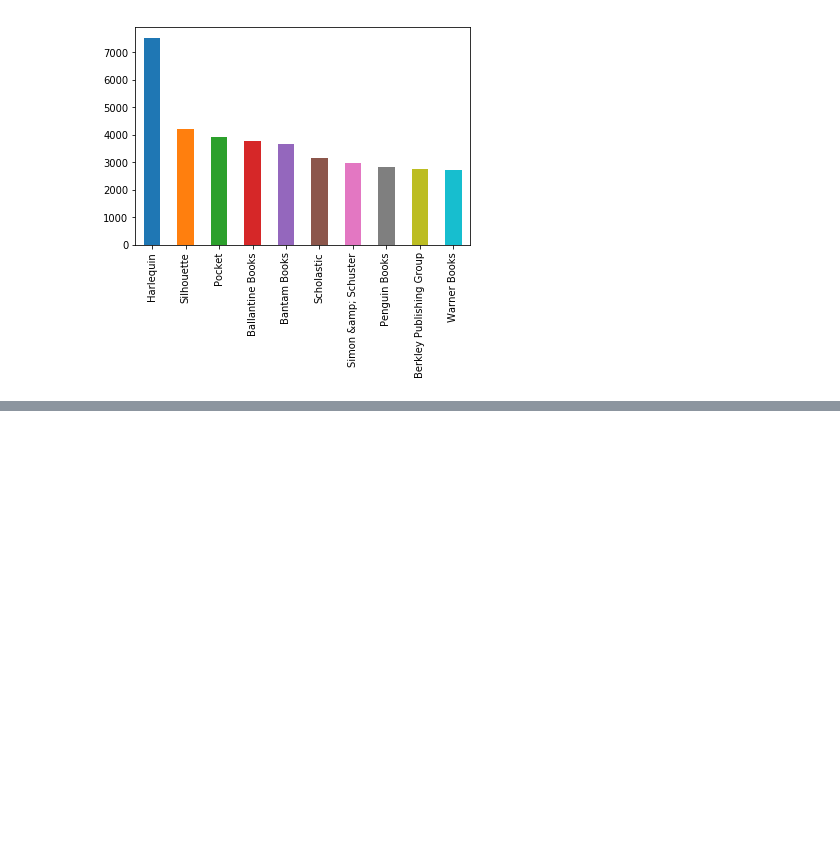
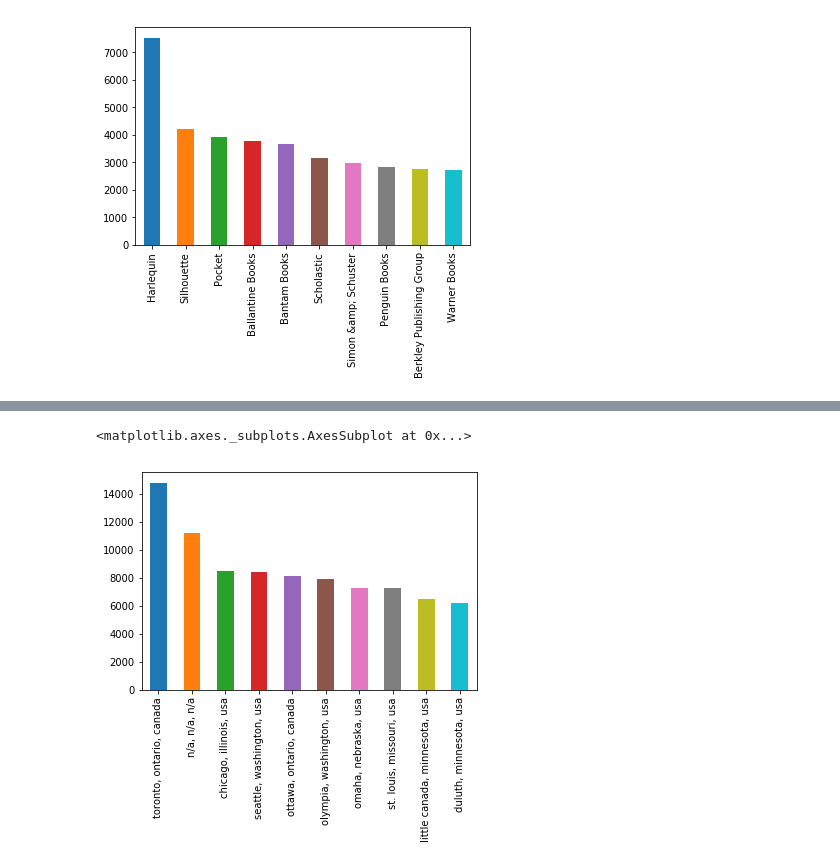
Before and after one commit to goelaakash79/IPEC-Hackathon, a Jupyter notebook: recommender_sytem_files/analysing_dataset.ipynb, the cells around one changed output, grey strips where cells are left out. Cells and saved outputs as stored; diff of their text form; code cells hidden in the pictures; blank space fills up the shorter version.

```diff
--- a/recommender_sytem_files/analysing_dataset.ipynb
+++ b/recommender_sytem_files/analysing_dataset.ipynb
@@ -150,0 +237,4 @@ books_data['publisher'].value_counts()[:10].plot(kind = 'bar')
+# %%
+users_data = pd.read_csv('BX-Users.csv', error_bad_lines=False, sep=';', encoding = 'latin-1')
+# %%
+dataset = dataset.merge(users_data, on = 'User-ID')
@@ -150,0 +265,2 @@ books_data['publisher'].value_counts()[:10].plot(kind = 'bar')
+# %%
+dataset['age-group'] = pd.qcut(dataset['Age'], 10)
@@ -150,0 +284,5 @@ books_data['publisher'].value_counts()[:10].plot(kind = 'bar')
+# %%
+dataset['Location'].value_counts()[:10].plot(kind = 'bar')
+# %% [output]
+<matplotlib.axes._subplots.AxesSubplot at 0x...>
+[figure, added]
```
Also changed, not shown: parts of 16 cells of this notebook, 4 other files.
